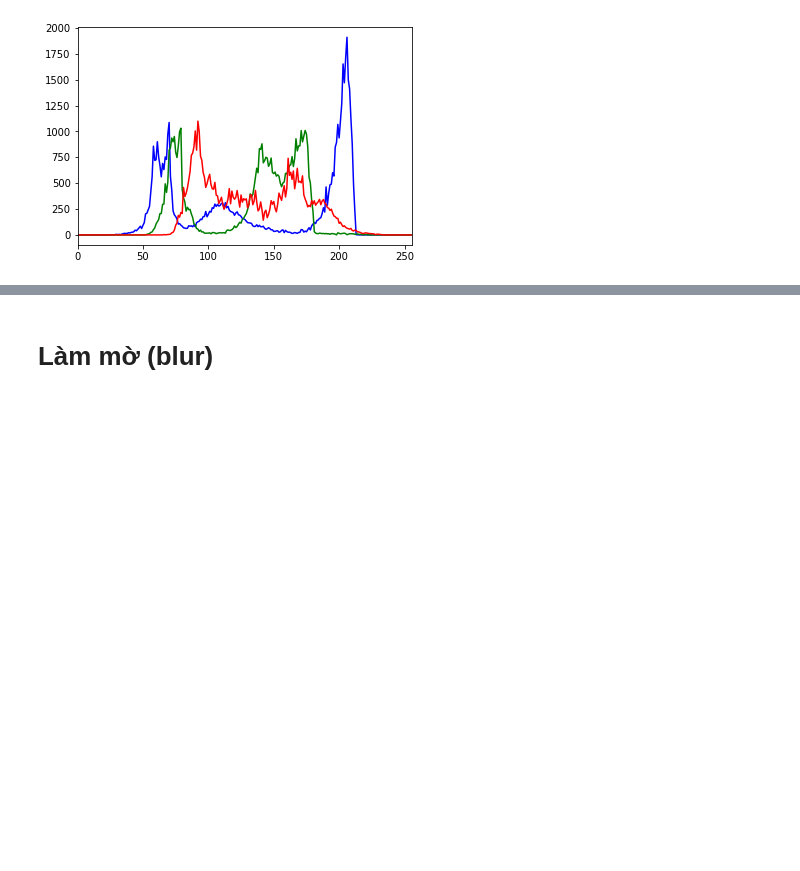
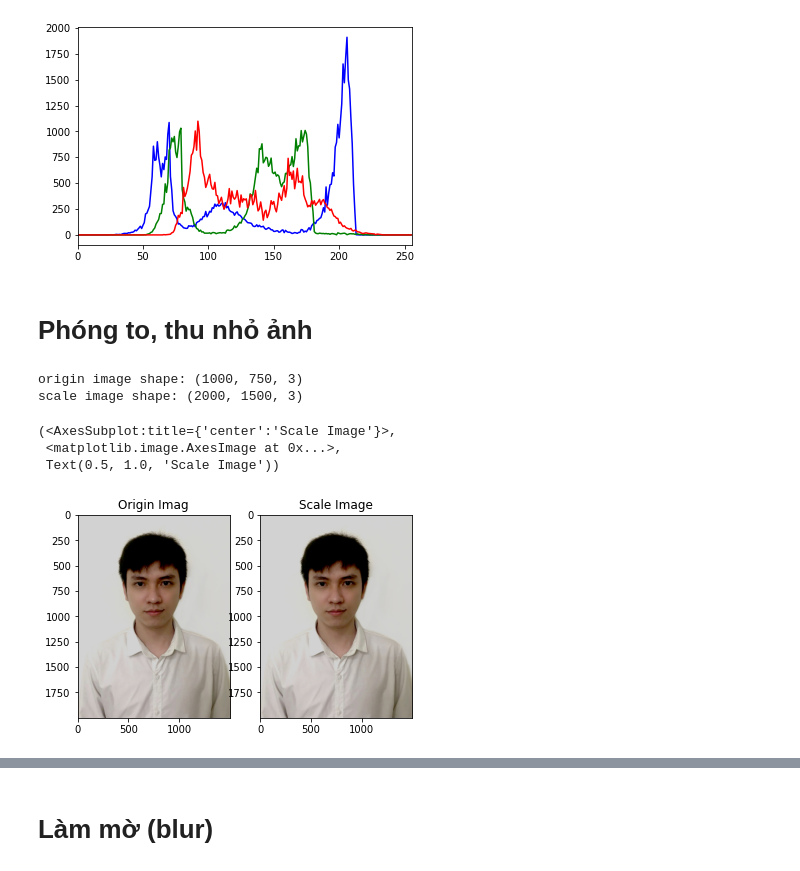
Before and after one commit to nvhuy898/nvh_cheatsheet, a Jupyter notebook: opencv/OpenCV_cheetsheet.ipynb, the cells around one changed output, grey strips where cells are left out. Saved outputs shown, nothing was run; the diff lists cells and outputs as text; code cells hidden in the pictures; blank space fills up the shorter version.

```diff
--- a/opencv/openc_cheetsheet.ipynb
+++ b/opencv/OpenCV_cheetsheet.ipynb
@@ -79,3 +79,24 @@ for i,col in enumerate(color):
 plt.show()
 # %% [output]
 [figure]
+# %% [markdown]
+# Phóng to, thu nhỏ ảnh
+# %%
+img = cv2.imread('huy.jpg')
+img = cv2.cvtColor(img, cv2.COLOR_BGR2RGB)
+print('origin image shape: {}'.format(img.shape))
+
+# Scale image bằng cách gấp đôi width and height
+h, w = img.shape[:2]
+imgScale = cv2.resize(img, (int(w*2), int(h*2)), interpolation = cv2.INTER_LINEAR)
+print('scale image shape: {}'.format(imgScale.shape))
+
+plt.subplot(121),plt.imshow(imgScale),plt.title('Origin Imag')
+plt.subplot(122),plt.imshow(imgScale),plt.title('Scale Image')
+# %% [output]
+origin image shape: (1000, 750, 3)
+scale image shape: (2000, 1500, 3)
+(<AxesSubplot:title={'center':'Scale Image'}>,
+ <matplotlib.image.AxesImage at 0x...>,
+ Text(0.5, 1.0, 'Scale Image'))
+[figure, added]
```
Also changed, not shown: parts of 11 cells of this notebook, 6 other files.
